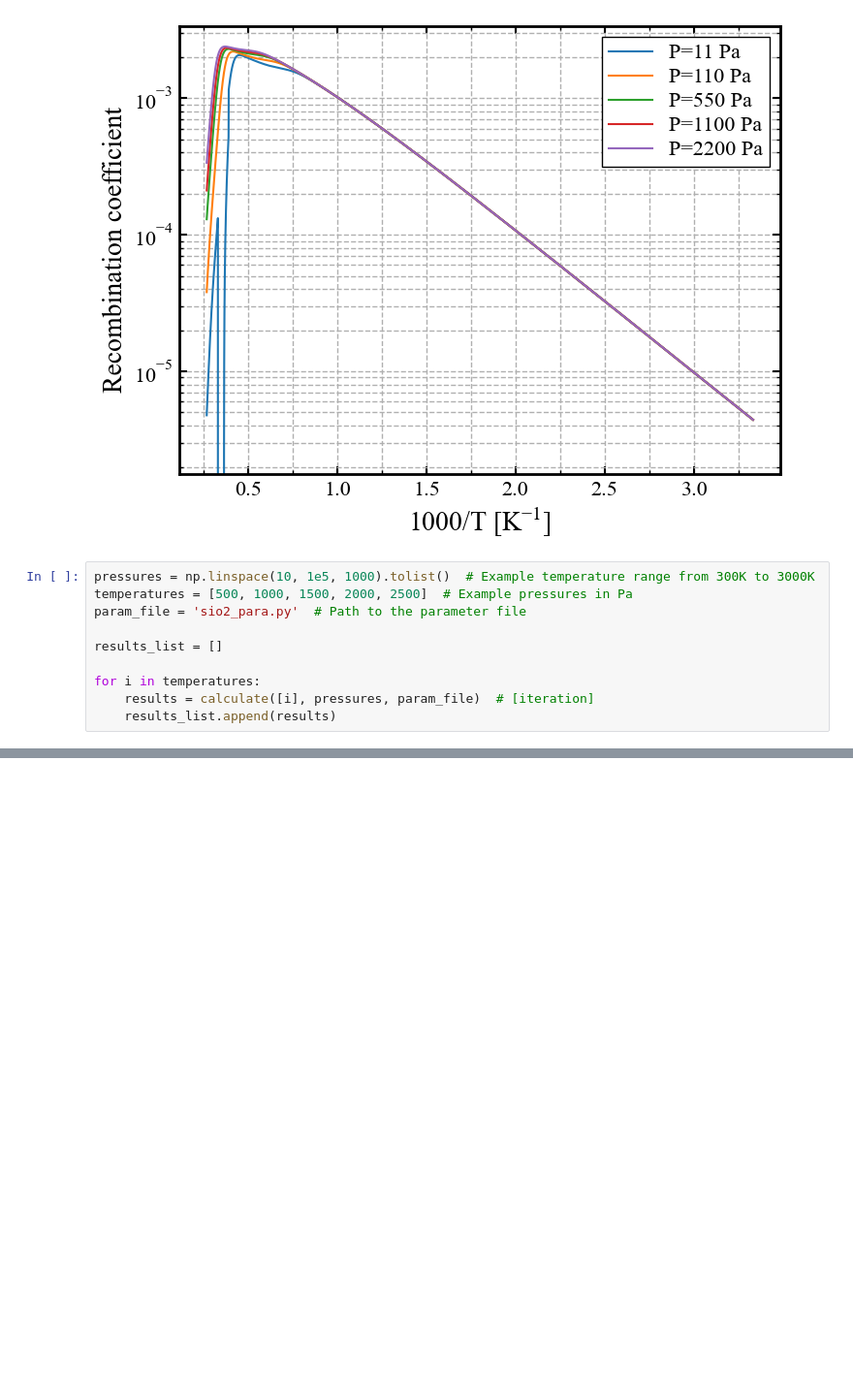
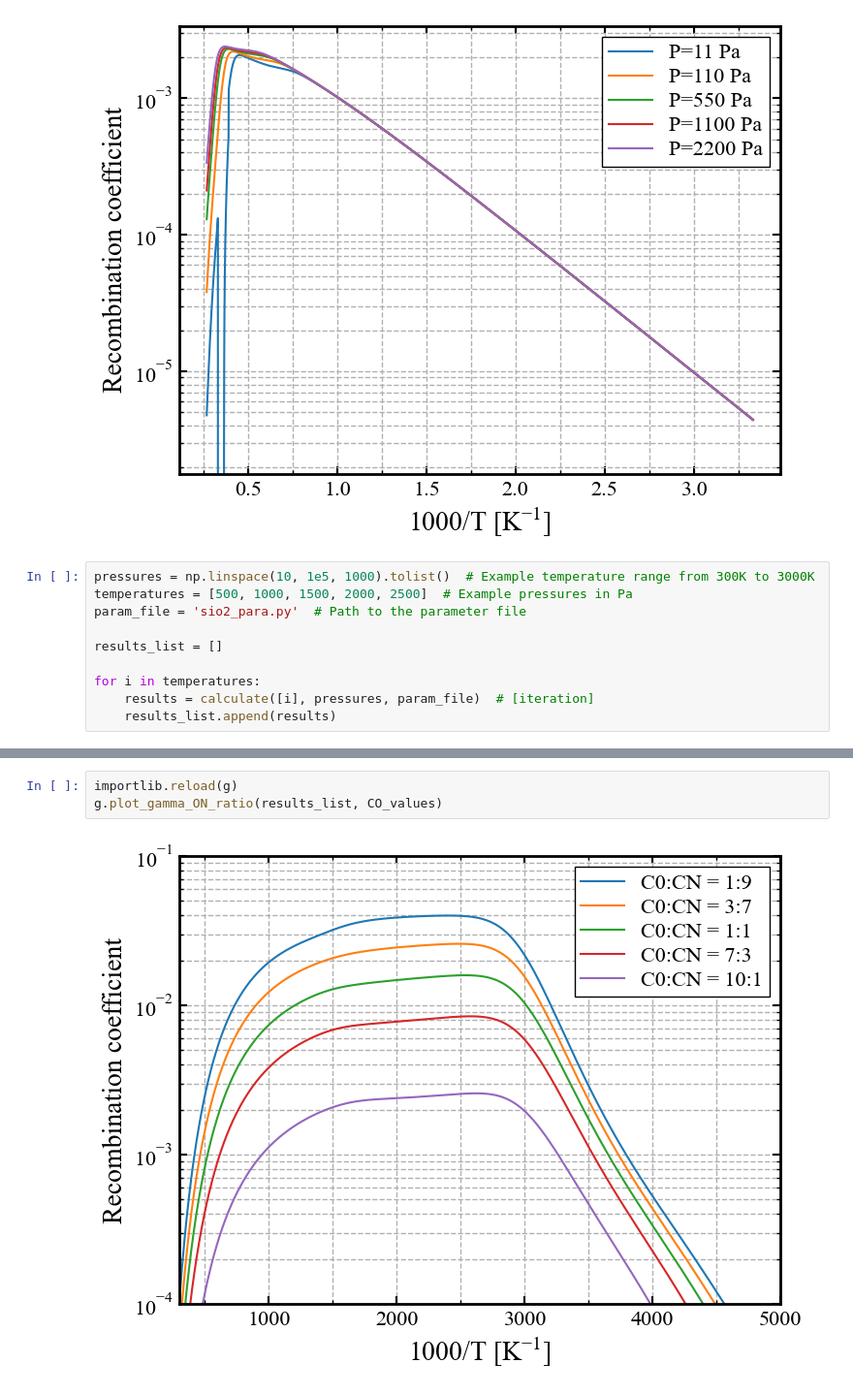
Before and after one commit to Ezeki3lRchy/Catal.CFD, a Jupyter notebook: temp.ipynb, the cells around one changed output, grey strips where cells are left out. Shown at 97% size. Drawn from its saved outputs; the diff is of its cells as text; blank space fills up the shorter version.

```diff
--- a/temp.ipynb
+++ b/temp.ipynb
@@ -95,0 +98,5 @@ g.plot_gamma_ratio(results_list, [pressure] * len(results_list))
+# %%
+importlib.reload(g)
+g.plot_gamma_ON_ratio(results_list, CO_values)
+# %% [output]
+[figure, added]
```
Also changed, not shown: parts of 5 cells of this notebook, 3 other files.
